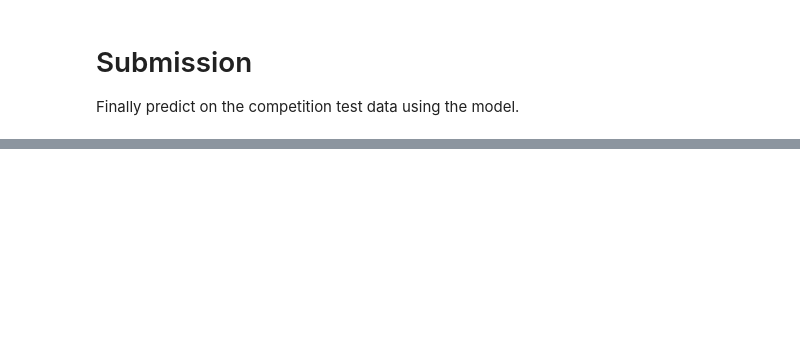
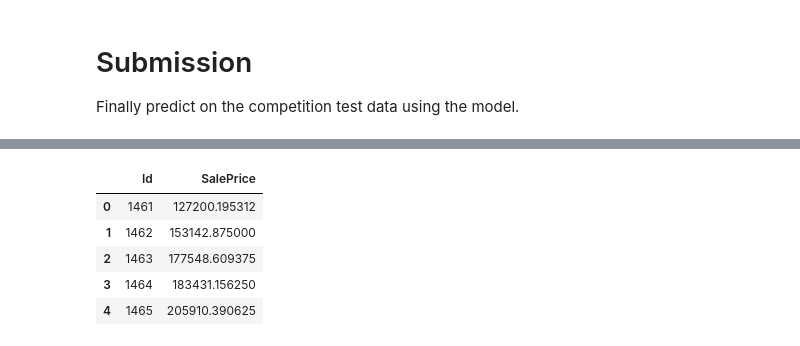
Before and after one commit to lkkcpaul/BostonHousePrice, a Jupyter notebook: starter_notebook_tfdf.ipynb, the cells around one changed output, grey strips where cells are left out. Cells and saved outputs as stored; diff of their text form; code cells hidden in the pictures; blank space fills up the shorter version.

```diff
--- a/starter_notebook_tfdf.ipynb
+++ b/starter_notebook_tfdf.ipynb
@@ -40,6 +61,6 @@ print("TensorFlow Decision Forests v" + tfdf.__version__)
 # %% [markdown]
 ## Load the dataset
 # %%
-train_file_path = "../input/house-prices-advanced-regression-techniques/train.csv"
-dataset_df = pd.read_csv(train_file_path)
+train_file_url = "https://raw.githubusercontent.com/lkkcpaul/BostonHousePrice/main/train.csv"
+dataset_df = pd.read_csv(train_file_url)
 print("Full train dataset shape is {}".format(dataset_df.shape))
@@ -236,8 +379,8 @@ plt.show()
 # Submission
 Finally predict on the competition test data using the model.
 # %%
-test_file_path = "../input/house-prices-advanced-regression-techniques/test.csv"
-test_data = pd.read_csv(test_file_path)
+test_file_url = "https://raw.githubusercontent.com/lkkcpaul/BostonHousePrice/main/test.csv"
+test_data = pd.read_csv(test_file_url)
 ids = test_data.pop('Id')
 
 test_ds = tfdf.keras.pd_dataframe_to_tf_dataset(
@@ -249,3 +392,4 @@ output = pd.DataFrame({'Id': ids,
                        'SalePrice': preds.squeeze()})
 
 output.head()
+# %% [output]
@@ -252 +397,7 @@ output.head()
+|  | Id | SalePrice |
+| 0 | 1461 | 127200.195312 |
+| 1 | 1462 | 153142.875000 |
+| 2 | 1463 | 177548.609375 |
+| 3 | 1464 | 183431.156250 |
+| 4 | 1465 | 205910.390625 |
 # %%
```
Also changed, not shown: parts of 24 cells of this notebook.
